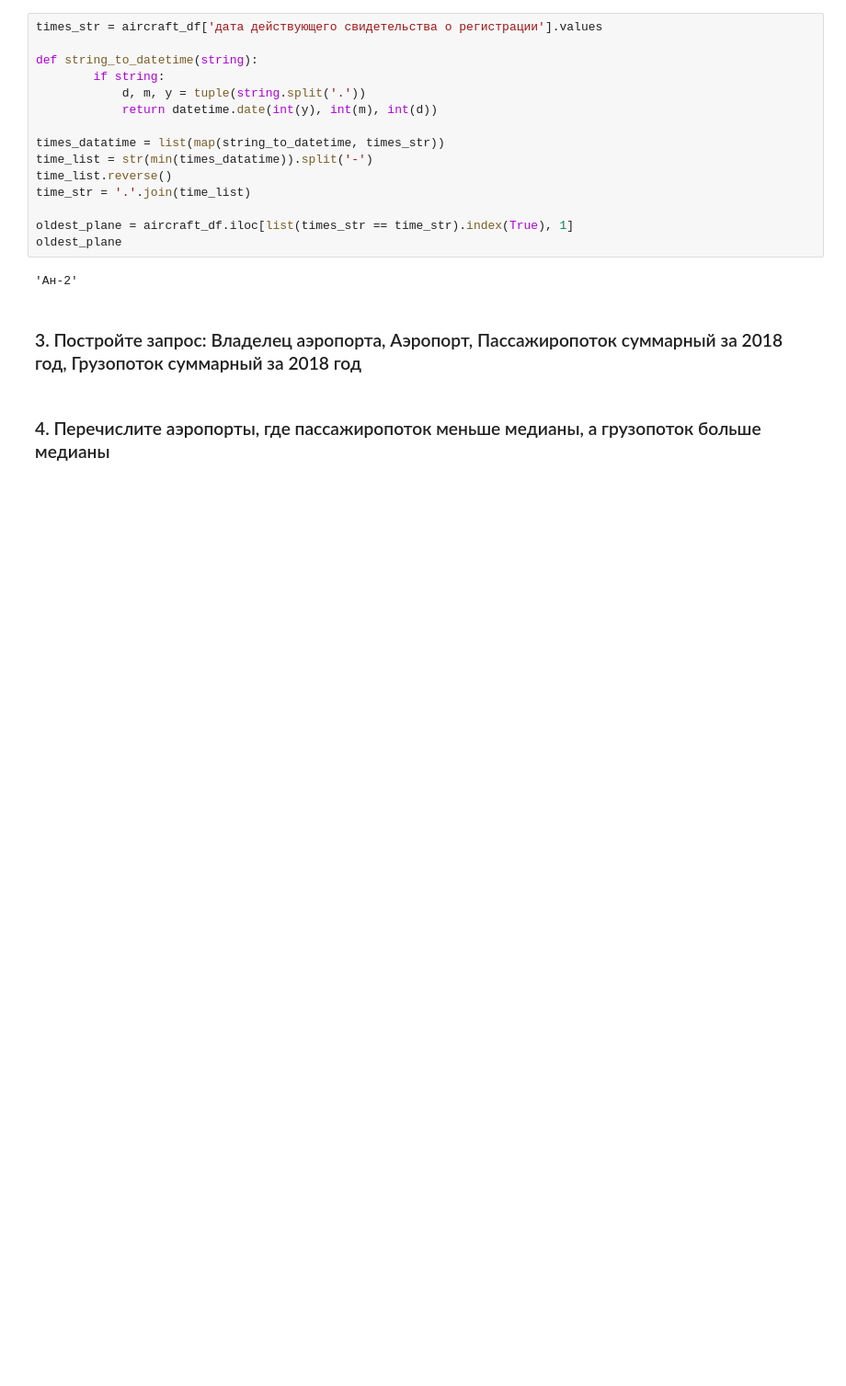
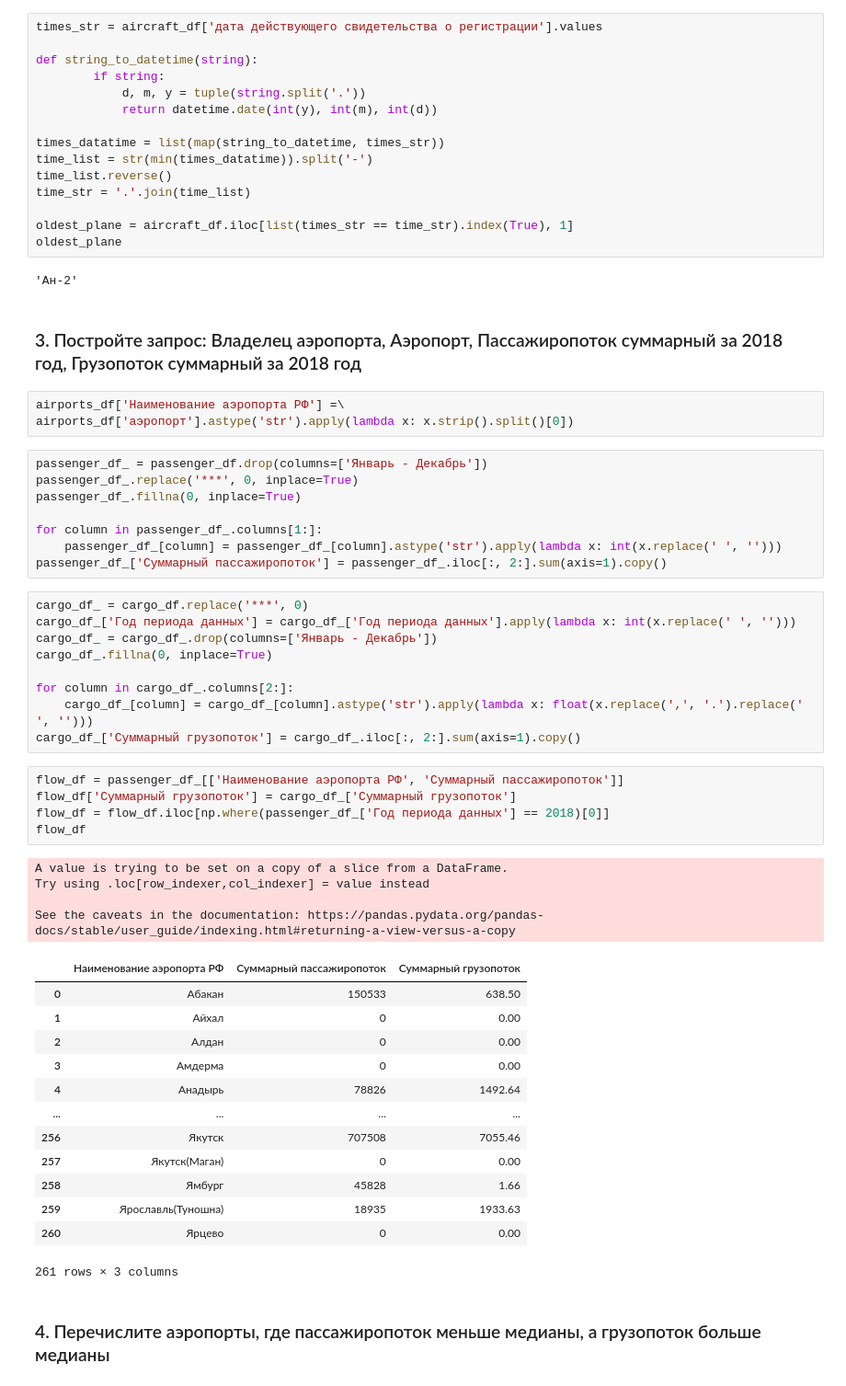
Before and after one commit to AkiHora/sudakov-lab_it, a Jupyter notebook: lab_it.ipynb, the cells around one changed output. Shown: that part at 92% size. Saved outputs shown, nothing was run; the diff lists cells and outputs as text; blank space fills up the shorter version.

```diff
--- a/lab_it.ipynb
+++ b/lab_it.ipynb
@@ -81,6 +52,49 @@ oldest_plane
 'Ан-2'
 # %% [markdown]
 ### 3. Постройте запрос: Владелец аэропорта, Аэропорт, Пассажиропоток суммарный за 2018 год, Грузопоток суммарный за 2018 год
+# %%
+airports_df['Наименование аэропорта РФ'] =\
+airports_df['аэропорт'].astype('str').apply(lambda x: x.strip().split()[0])
+# %%
+passenger_df_ = passenger_df.drop(columns=['Январь - Декабрь'])
+passenger_df_.replace('***', 0, inplace=True)
+passenger_df_.fillna(0, inplace=True)
+
+for column in passenger_df_.columns[1:]:
+    passenger_df_[column] = passenger_df_[column].astype('str').apply(lambda x: int(x.replace(' ', '')))
+passenger_df_['Суммарный пассажиропоток'] = passenger_df_.iloc[:, 2:].sum(axis=1).copy()
+# %%
+cargo_df_ = cargo_df.replace('***', 0)
+cargo_df_['Год периода данных'] = cargo_df_['Год периода данных'].apply(lambda x: int(x.replace(' ', '')))
+cargo_df_ = cargo_df_.drop(columns=['Январь - Декабрь'])
+cargo_df_.fillna(0, inplace=True)
+
+for column in cargo_df_.columns[2:]:
+    cargo_df_[column] = cargo_df_[column].astype('str').apply(lambda x: float(x.replace(',', '.').replace(' ', '')))
+cargo_df_['Суммарный грузопоток'] = cargo_df_.iloc[:, 2:].sum(axis=1).copy()
+# %%
+flow_df = passenger_df_[['Наименование аэропорта РФ', 'Суммарный пассажиропоток']]
+flow_df['Суммарный грузопоток'] = cargo_df_['Суммарный грузопоток']
+flow_df = flow_df.iloc[np.where(passenger_df_['Год периода данных'] == 2018)[0]]
+flow_df
+# %% [output]
+A value is trying to be set on a copy of a slice from a DataFrame.
+Try using .loc[row_indexer,col_indexer] = value instead
+
+See the caveats in the documentation: https://pandas.pydata.org/pandas-docs/stable/user_guide/indexing.html#returning-a-view-versus-a-copy
+|  | Наименование аэропорта РФ | Суммарный пассажиропоток | Суммарный грузопоток |
+| 0 | Абакан | 150533 | 638.50 |
+| 1 | Айхал | 0 | 0.00 |
+| 2 | Алдан | 0 | 0.00 |
+| 3 | Амдерма | 0 | 0.00 |
+| 4 | Анадырь | 78826 | 1492.64 |
+| ... | ... | ... | ... |
+| 256 | Якутск | 707508 | 7055.46 |
+| 257 | Якутск(Маган) | 0 | 0.00 |
+| 258 | Ямбург | 45828 | 1.66 |
+| 259 | Ярославль(Туношна) | 18935 | 1933.63 |
+| 260 | Ярцево | 0 | 0.00 |
+261 rows × 3 columns
 # %% [markdown]
 ### 4. Перечислите аэропорты, где пассажиропоток меньше медианы, а грузопоток больше медианы
 # %%
```
Also changed, not shown: parts of 13 cells of this notebook.
